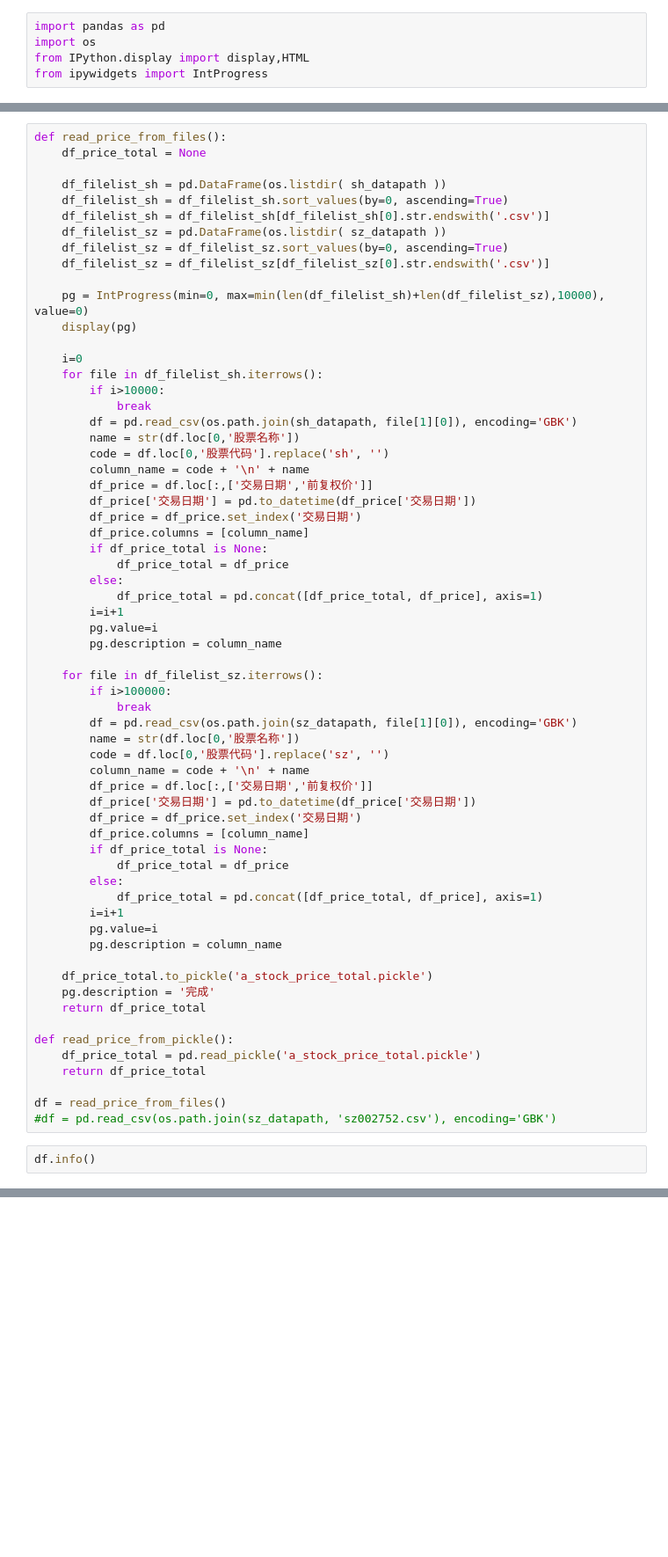
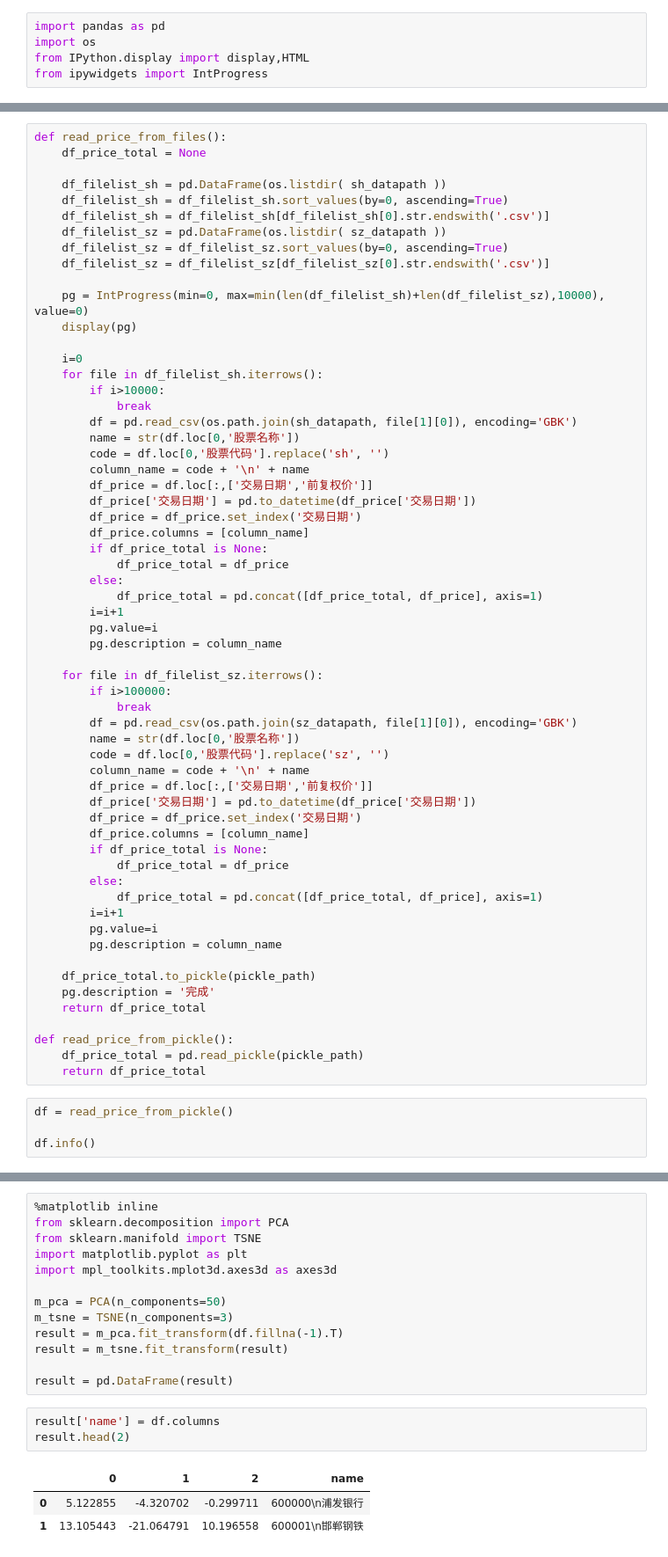
Before and after one commit to liusida/fund_scanner, a Jupyter notebook: playground_a_stock/look_into_a_stocks.ipynb, the cells around one changed output, grey strips where cells are left out. Shown at 88% size. Saved outputs shown, nothing was run; the diff lists cells and outputs as text; blank space fills up the shorter version.

```diff
--- a/playground_a_stock/look_into_a_stocks.ipynb
+++ b/playground_a_stock/look_into_a_stocks.ipynb
@@ -59,17 +61,16 @@ def read_price_from_files():
         pg.value=i
         pg.description = column_name
 
-    df_price_total.to_pickle('a_stock_price_total.pickle')
+    df_price_total.to_pickle(pickle_path)
     pg.description = '完成'
     return df_price_total
 
 def read_price_from_pickle():
-    df_price_total = pd.read_pickle('a_stock_price_total.pickle')
+    df_price_total = pd.read_pickle(pickle_path)
     return df_price_total
-
-df = read_price_from_files()
-#df = pd.read_csv(os.path.join(sz_datapath, 'sz002752.csv'), encoding='GBK')
 # %%
+df = read_price_from_pickle()
+
 df.info()
 # %% [output]
 <class 'pandas.core.frame.DataFrame'>
@@ -113,0 +83,20 @@ df
+# %%
+%matplotlib inline
+from sklearn.decomposition import PCA
+from sklearn.manifold import TSNE
+import matplotlib.pyplot as plt
+import mpl_toolkits.mplot3d.axes3d as axes3d
+
+m_pca = PCA(n_components=50)
+m_tsne = TSNE(n_components=3)
+result = m_pca.fit_transform(df.fillna(-1).T)
+result = m_tsne.fit_transform(result)
+
+result = pd.DataFrame(result)
+# %%
+result['name'] = df.columns
+result.head(2)
+# %% [output]
+|  | 0 | 1 | 2 | name |
+| 0 | 5.122855 | -4.320702 | -0.299711 | 600000\n浦发银行 |
+| 1 | 13.105443 | -21.064791 | 10.196558 | 600001\n邯郸钢铁 |
```
Also changed, not shown: parts of 6 cells of this notebook, 14 other files.
